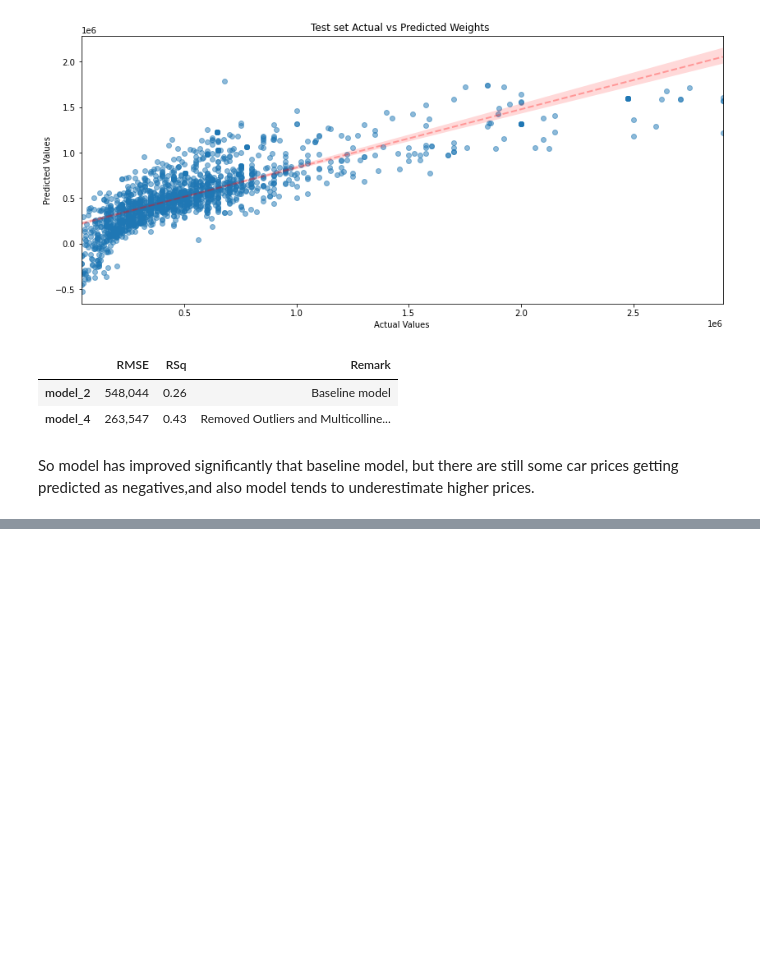
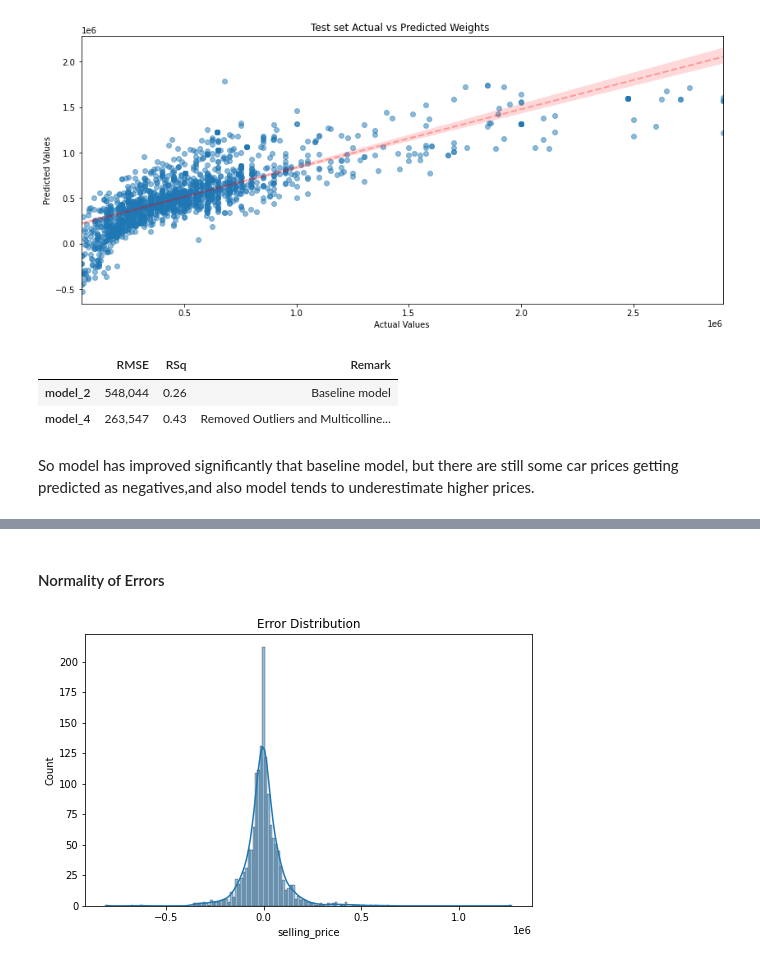
Before and after one commit to mrutyunjay17/Hands-On-Machine-Learning, a Jupyter notebook: practice_dummy_datasets/MLR_Car/analysis_med1_data.ipynb, the cells around one changed output, grey strips where cells are left out. Saved outputs shown, nothing was run; the diff lists cells and outputs as text; code cells hidden in the pictures; blank space fills up the shorter version.

```diff
--- a/practice_dummy_datasets/MLR_Car/analysis_med1_data.ipynb
+++ b/practice_dummy_datasets/MLR_Car/analysis_med1_data.ipynb
@@ -675,0 +770,3 @@ So model has improved significantly that baseline model, but there are still som
+# %%
+#train on the RandomSearchCv object to get best estimators
+random_cv.fit(X_train_grad,y_train)
@@ -675,0 +813,13 @@ So model has improved significantly that baseline model, but there are still som
+# %%
+# reinitializing the regressor object with the best probable estimators
+regressor=xgboost.XGBRegressor(base_score=0.75, booster='gbtree', colsample_bylevel=1,
+             colsample_bynode=1, colsample_bytree=1, gamma=0, gpu_id=-1,
+             importance_type='gain', interaction_constraints='',
+             learning_rate=0.1, max_delta_step=0, max_depth=5,
+             min_child_weight=2, missing=np.nan, monotone_constraints='()',
+             n_estimators=1100, n_jobs=12, num_parallel_tree=1, random_state=0,
+             reg_alpha=0, reg_lambda=1, scale_pos_weight=1, subsample=1,
+             tree_method='exact', validate_parameters=1, verbosity=None)
+# %%
+# fitting the xgbRegressor on our training data
+regressor.fit(X_train_grad,y_train)
@@ -675,0 +835,12 @@ So model has improved significantly that baseline model, but there are still som
+# %%
+# fetching the predictions on our test data
+y_pred_boost=regressor.predict(X_test_grad)
+# %% [markdown]
+#### Normality of Errors
+# %%
+plt.figure(figsize=(8,5))
+sns.histplot(y_test - y_pred_boost, kde=True)
+plt.title("Error Distribution")
+plt.show()
+# %% [output]
+[figure, added]
```
Also changed, not shown: parts of 21 cells of this notebook.
